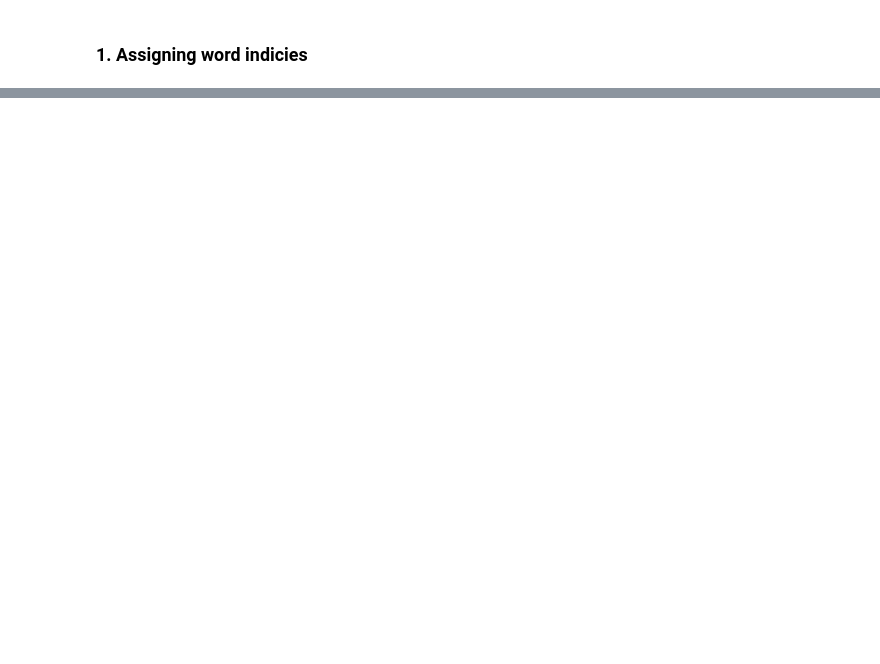
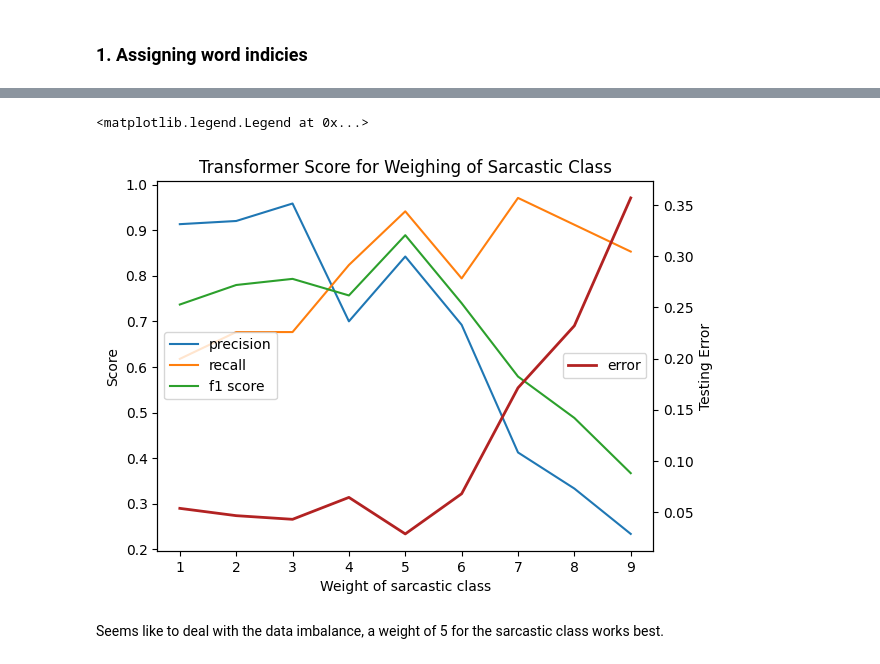
Before and after one commit to anthonyjk/sarcasm-detection-project, a Jupyter notebook: transformer_test.ipynb, the cells around one changed output, grey strips where cells are left out. Cells and saved outputs as stored; diff of their text form; code cells hidden in the pictures; blank space fills up the shorter version.

Commit message:
Finished Transformer

```diff
--- a/transformer_test.ipynb
+++ b/transformer_test.ipynb
@@ -98,10 +100,10 @@ class TransformerClassifier(nn.Module):
         return logits
 # %%
 model = TransformerClassifier(vocab_size=len(vocab), d_model=128, nhead=8, num_layers=2, num_classes=2)
-criterion = nn.CrossEntropyLoss()
+criterion = nn.CrossEntropyLoss(weight=torch.tensor([1.0, 5.0]))
 optimizer = torch.optim.Adam(model.parameters(), lr=0.001)
 # %%
-num_epochs = 5
+num_epochs = 10
 device = torch.device("cuda" if torch.cuda.is_available() else "cpu")
 model.to(device)
 
@@ -145,9 +150,9 @@ test_data = pd.read_csv("task_A_En_test.csv")
 # %%
 correct = 0
-for i in range(len(test_data)):
-  y_hat = predict(test_data.at[i, 'text'], model, vocab, 30)
-  if y_hat == test_data.at[i, 'sarcastic']:
+for i in range(len(y_test)):
+  y_hat = predict(X_test.iloc[i], model, vocab, 30)
+  if y_hat == y_test.iloc[i]:
     correct += 1
 
-print(f"Error: {round(1 - (correct / len(test_data)), 2)}")
+print(f"Error: {round(1 - (correct / len(y_test)), 2)}")
 # %% [output]
@@ -154,0 +160,6 @@ Error: 0.2
+# %%
+y_pred = []
+for i in range(len(y_test)):
+  y_pred.append(predict(X_test.iloc[i], model, vocab, 30))
+
+print(classification_report(y_test, y_pred))
@@ -154,0 +255,21 @@ Error: 0.2
+# %%
+fig, ax = plt.subplots()
+
+ax.plot(range(1, 10), p, label='precision')
+ax.plot(range(1, 10), r, label='recall')
+ax.plot(range(1, 10), f1, label='f1 score')
+xa = ax.twinx()
+xa.plot(range(1, 10), error, label='error', color='firebrick', linewidth=2)
+xa.set_ylabel("Testing Error")
+
+ax.set_title("Transformer Score for Weighing of Sarcastic Class")
+ax.set_xlabel("Weight of sarcastic class")
+ax.set_ylabel("Score")
+
+ax.legend(loc='center left')
+xa.legend(loc='center right')
+# %% [output]
+<matplotlib.legend.Legend at 0x...>
+[figure, added]
+# %% [markdown]
+Seems like to deal with the data imbalance, a weight of 5 for the sarcastic class works best.
```
Also changed, not shown: parts of 20 cells of this notebook.
